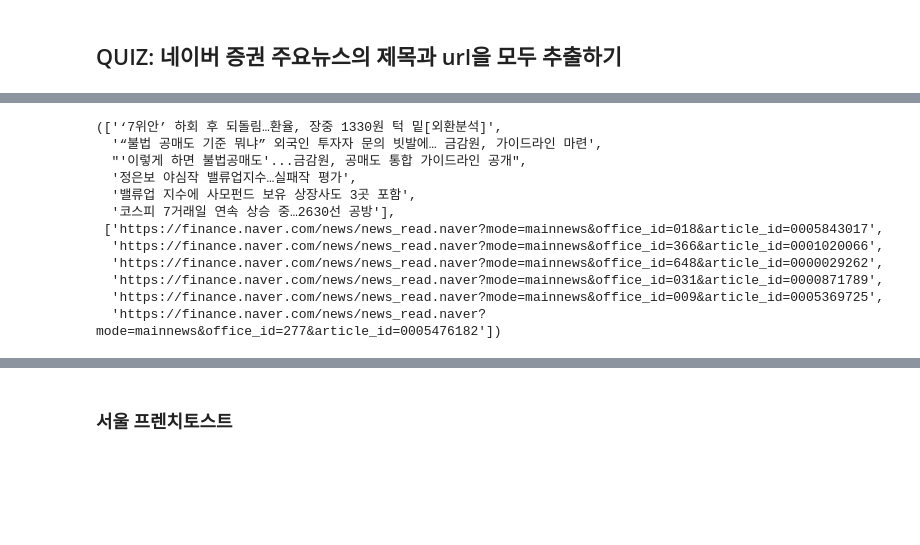
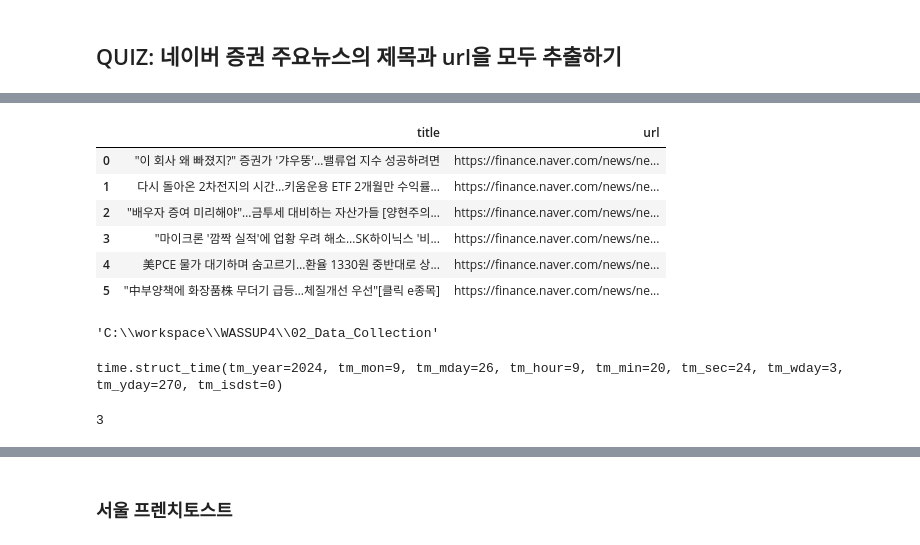
Before and after one commit to Hyeon-1216/WASSUP4, a Jupyter notebook: 02_Data_Collection/02_Static_Web_Requests.ipynb, the cells around one changed output, grey strips where cells are left out. Drawn from its saved outputs; the diff is of its cells as text; code cells hidden in the pictures; blank space fills up the shorter version.

```diff
--- a/02_Data_Collection/02_Static_Web_Requests.ipynb
+++ b/02_Data_Collection/02_Static_Web_Requests.ipynb
@@ -148,22 +139,25 @@ taglist
 # %%
 title_list = []
 url_list = []
 for i in taglist:
     title =  i.text
     url = i['href']
     title_list.append(title)
     url_list.append(PATH[:-1] + url)
-title_list, url_list
+zipped = zip(title_list,url_list)
+
+import pandas as pd
+df = pd.DataFrame(zipped, columns = ['title', 'url'])
+df
 # %% [output]
-(['‘7위안’ 하회 후 되돌림…환율, 장중 1330원 턱 밑[외환분석]',
-  '“불법 공매도 기준 뭐냐” 외국인 투자자 문의 빗발에… 금감원, 가이드라인 마련',
-  "'이렇게 하면 불법공매도'...금감원, 공매도 통합 가이드라인 공개",
-  '정은보 야심작 밸류업지수…실패작 평가',
-  '밸류업 지수에 사모펀드 보유 상장사도 3곳 포함',
-  '코스피 7거래일 연속 상승 중…2630선 공방'],
- ['https://finance.naver.com/news/news_read.naver?mode=mainnews&office_id=018&article_id=0005843017',
-  'https://finance.naver.com/news/news_read.naver?mode=mainnews&office_id=366&article_id=0001020066',
-  'https://finance.naver.com/news/news_read.naver?mode=mainnews&office_id=648&article_id=0000029262',
-  'https://finance.naver.com/news/news_read.naver?mode=mainnews&office_id=031&article_id=0000871789',
-  'https://finance.naver.com/news/news_read.naver?mode=mainnews&office_id=009&article_id=0005369725',
-  'https://finance.naver.com/news/news_read.naver?mode=mainnews&office_id=277&article_id=0005476182'])
+|  | title | url |
+| 0 | "이 회사 왜 빠졌지?" 증권가 '갸우뚱'…밸류업 지수 성공하려면 | https://finance.naver.com/news/ne... |
+| 1 | 다시 돌아온 2차전지의 시간…키움운용 ETF 2개월만 수익률... | https://finance.naver.com/news/ne... |
+| 2 | "배우자 증여 미리해야"…금투세 대비하는 자산가들 [양현주의... | https://finance.naver.com/news/ne... |
+| 3 | "마이크론 '깜짝 실적'에 업황 우려 해소…SK하이닉스 '비... | https://finance.naver.com/news/ne... |
+| 4 | 美PCE 물가 대기하며 숨고르기…환율 1330원 중반대로 상... | https://finance.naver.com/news/ne... |
+| 5 | "中부양책에 화장품株 무더기 급등…체질개선 우선"[클릭 e종목] | https://finance.naver.com/news/ne... |
+# %%
+pwd
+# %% [output]
+'C:\\workspace\\WASSUP4\\02_Data_Collection'
@@ -169,0 +168,9 @@ title_list, url_list
+# %%
+today = time.localtime()
+today
+# %% [output]
+time.struct_time(tm_year=2024, tm_mon=9, tm_mday=26, tm_hour=9, tm_min=20, tm_sec=24, tm_wday=3, tm_yday=270, tm_isdst=0)
+# %%
+today.tm_wday
+# %% [output]
+3
```
Also changed, not shown: parts of 44 cells of this notebook, 1 other file.
